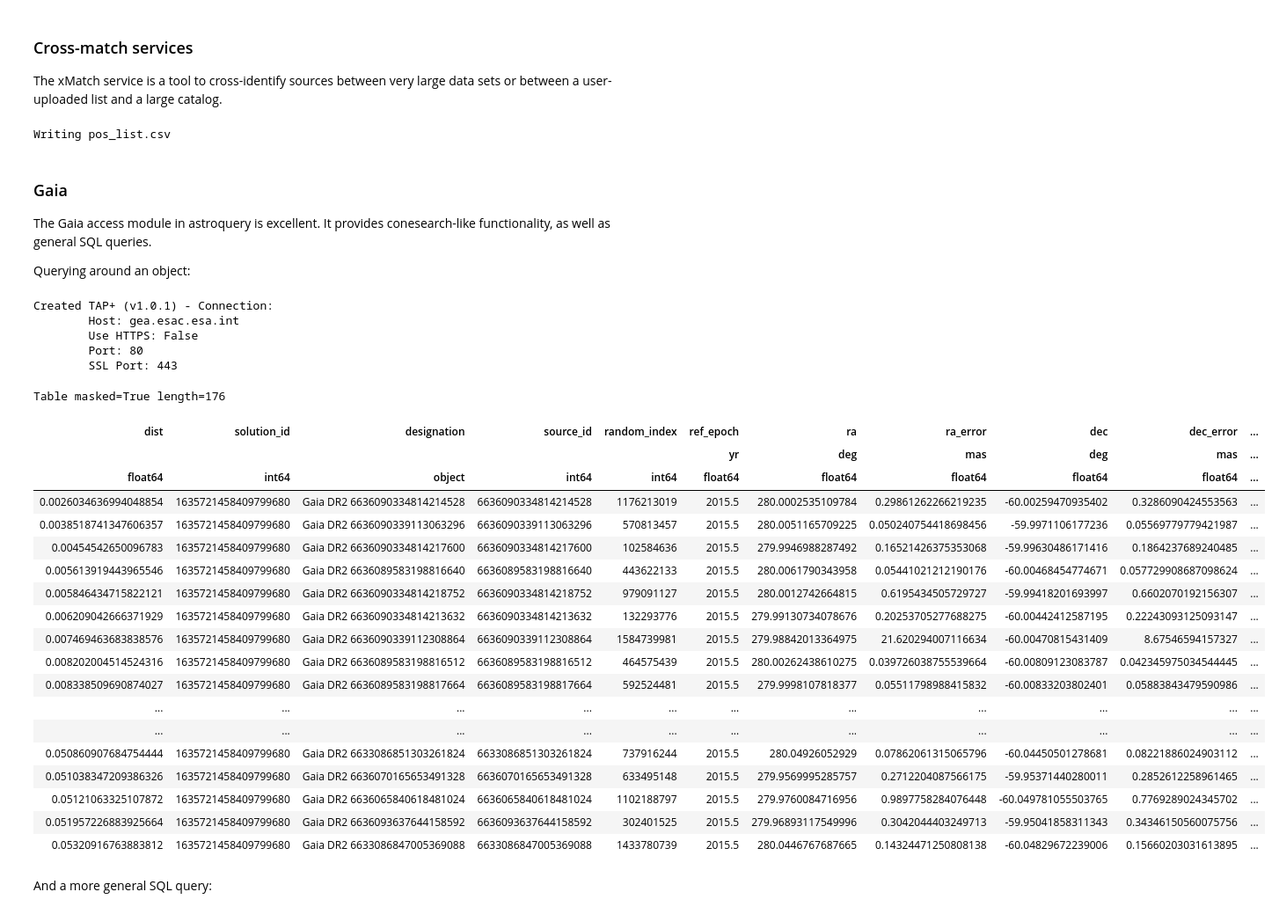
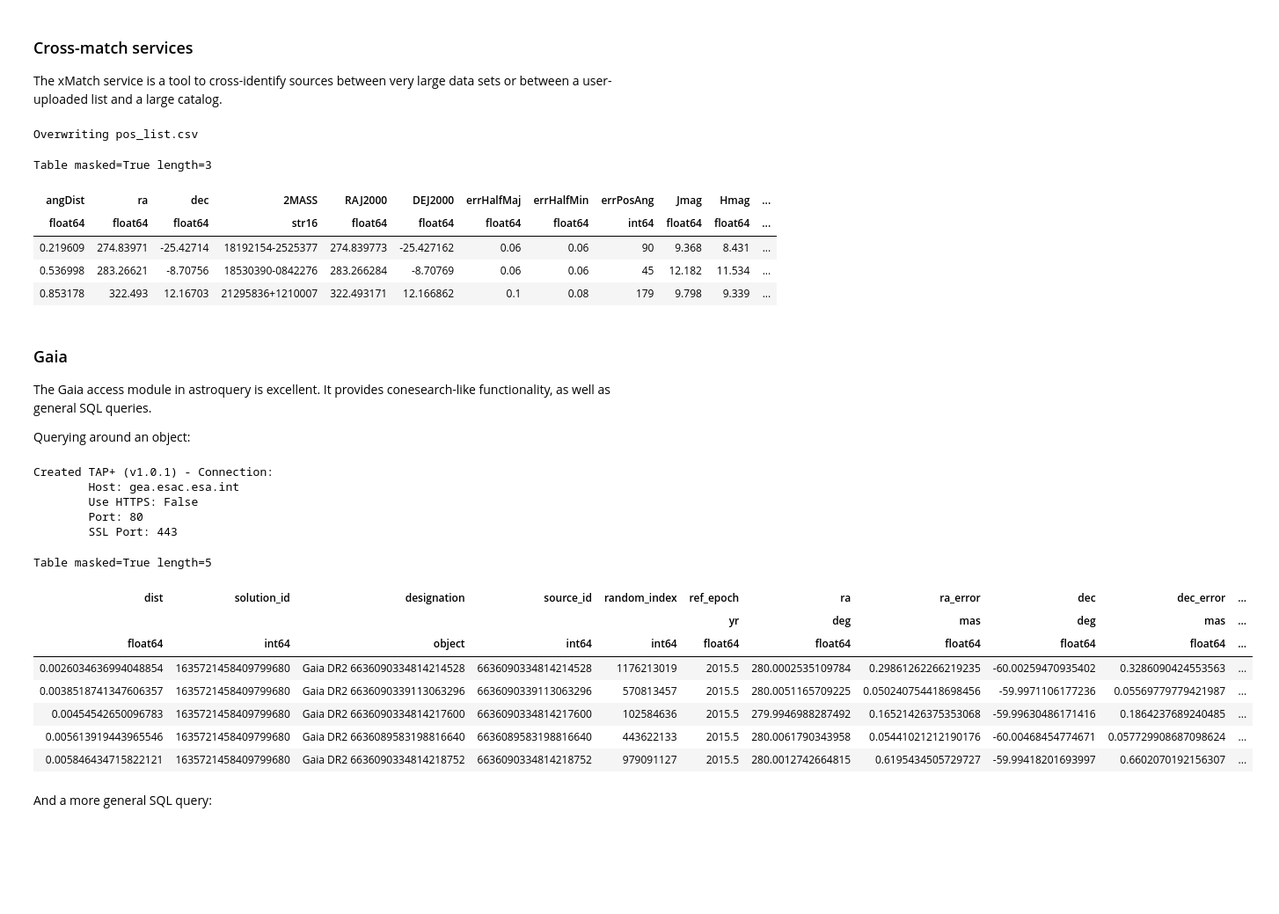
Before and after one commit to connolly/A302_2019, a Jupyter notebook: lectures/lecture-10-remote-queries/lecture-10-remote-queries.ipynb, the cells around one changed output. Shown at 88% size. Saved outputs shown, nothing was run; the diff lists cells and outputs as text; code cells hidden in the pictures; blank space fills up the shorter version.

Commit message:
update astroquery

```diff
--- a/lectures/lecture-10-remote-queries/lecture-10-remote-queries.ipynb
+++ b/lectures/lecture-10-remote-queries/lecture-10-remote-queries.ipynb
@@ -626,16 +635,23 @@ ra,dec
 283.26621,-8.70756
 306.01575,33.86756
 322.493,12.16703
-
-from astropy import units as u
-from astroquery.xmatch import XMatch
-table = XMatch.query(cat1=open('pos_list.csv'),
-                     cat2='vizier:II/246/out',
-                     max_distance=5 * u.arcsec, colRA1='ra',
-                     colDec1='dec')
-table
 # %% [output]
-Writing pos_list.csv
+Overwriting pos_list.csv
+# %%
+from astropy import units as u
+from astroquery.xmatch import XMatch
+table = XMatch.query(cat1=open('pos_list.csv'),
+                     cat2='vizier:II/246/out',
+                     max_distance=5 * u.arcsec, colRA1='ra',
+                     colDec1='dec')
+table[table['angDist']<1]
+# %% [output]
+Table masked=True length=3
+| angDist | ra | dec | 2MASS | RAJ2000 | DEJ2000 | errHalfMaj | errHalfMin | errPosAng | Jmag | Hmag | ... |
+| float64 | float64 | float64 | str16 | float64 | float64 | float64 | float64 | int64 | float64 | float64 | ... |
+| 0.219609 | 274.83971 | -25.42714 | 18192154-2525377 | 274.839773 | -25.427162 | 0.06 | 0.06 | 90 | 9.368 | 8.431 | ... |
+| 0.536998 | 283.26621 | -8.70756 | 18530390-0842276 | 283.266284 | -8.70769 | 0.06 | 0.06 | 45 | 12.182 | 11.534 | ... |
+| 0.853178 | 322.493 | 12.16703 | 21295836+1210007 | 322.493171 | 12.166862 | 0.1 | 0.08 | 179 | 9.798 | 9.339 | ... |
 # %% [markdown]
 ### Gaia
 
@@ -645,34 +661,23 @@ Querying around an object:
 # %%
 from astroquery.gaia import Gaia
 coord = SkyCoord(ra=280*u.degree, dec=-60*u.degree, frame='icrs')
 r = Gaia.query_object(coordinate=coord, width=0.1* u.deg, height=0.1* u.deg)
-r
+r[:5]
 # %% [output]
 Created TAP+ (v1.0.1) - Connection:
         Host: gea.esac.esa.int
         Use HTTPS: False
         Port: 80
         SSL Port: 443
-Table masked=True length=176
+Table masked=True length=5
 | dist | solution_id | designation | source_id | random_index | ref_epoch | ra | ra_error | dec | dec_error | ... |
 |  |  |  |  |  | yr | deg | mas | deg | mas | ... |
 | float64 | int64 | object | int64 | int64 | float64 | float64 | float64 | float64 | float64 | ... |
 | 0.0026034636994048854 | 1635721458409799680 | Gaia DR2 6636090334814214528 | 6636090334814214528 | 1176213019 | 2015.5 | 280.0002535109784 | 0.29861262266219235 | -60.00259470935402 | 0.3286090424553563 | ... |
 | 0.0038518741347606357 | 1635721458409799680 | Gaia DR2 6636090339113063296 | 6636090339113063296 | 570813457 | 2015.5 | 280.0051165709225 | 0.050240754418698456 | -59.9971106177236 | 0.05569779779421987 | ... |
 | 0.00454542650096783 | 1635721458409799680 | Gaia DR2 6636090334814217600 | 6636090334814217600 | 102584636 | 2015.5 | 279.9946988287492 | 0.16521426375353068 | -59.99630486171416 | 0.1864237689240485 | ... |
 | 0.005613919443965546 | 1635721458409799680 | Gaia DR2 6636089583198816640 | 6636089583198816640 | 443622133 | 2015.5 | 280.0061790343958 | 0.05441021212190176 | -60.00468454774671 | 0.057729908687098624 | ... |
 | 0.005846434715822121 | 1635721458409799680 | Gaia DR2 6636090334814218752 | 6636090334814218752 | 979091127 | 2015.5 | 280.0012742664815 | 0.6195434505729727 | -59.99418201693997 | 0.6602070192156307 | ... |
-| 0.006209042666371929 | 1635721458409799680 | Gaia DR2 6636090334814213632 | 6636090334814213632 | 132293776 | 2015.5 | 279.99130734078676 | 0.20253705277688275 | -60.00442412587195 | 0.22243093125093147 | ... |
-| 0.007469463683838576 | 1635721458409799680 | Gaia DR2 6636090339112308864 | 6636090339112308864 | 1584739981 | 2015.5 | 279.98842013364975 | 21.620294007116634 | -60.00470815431409 | 8.67546594157327 | ... |
-| 0.008202004514524316 | 1635721458409799680 | Gaia DR2 6636089583198816512 | 6636089583198816512 | 464575439 | 2015.5 | 280.00262438610275 | 0.039726038755539664 | -60.00809123083787 | 0.042345975034544445 | ... |
-| 0.008338509690874027 | 1635721458409799680 | Gaia DR2 6636089583198817664 | 6636089583198817664 | 592524481 | 2015.5 | 279.9998107818377 | 0.05511798988415832 | -60.00833203802401 | 0.05883843479590986 | ... |
-| ... | ... | ... | ... | ... | ... | ... | ... | ... | ... | ... |
-| ... | ... | ... | ... | ... | ... | ... | ... | ... | ... | ... |
-| 0.050860907684754444 | 1635721458409799680 | Gaia DR2 6633086851303261824 | 6633086851303261824 | 737916244 | 2015.5 | 280.04926052929 | 0.07862061315065796 | -60.04450501278681 | 0.08221886024903112 | ... |
-| 0.051038347209386326 | 1635721458409799680 | Gaia DR2 6636070165653491328 | 6636070165653491328 | 633495148 | 2015.5 | 279.9569995285757 | 0.2712204087566175 | -59.95371440280011 | 0.2852612258961465 | ... |
-| 0.05121063325107872 | 1635721458409799680 | Gaia DR2 6636065840618481024 | 6636065840618481024 | 1102188797 | 2015.5 | 279.9760084716956 | 0.9897758284076448 | -60.049781055503765 | 0.7769289024345702 | ... |
-| 0.051957226883925664 | 1635721458409799680 | Gaia DR2 6636093637644158592 | 6636093637644158592 | 302401525 | 2015.5 | 279.96893117549996 | 0.3042044403249713 | -59.95041858311343 | 0.34346150560075756 | ... |
-| 0.05320916763883812 | 1635721458409799680 | Gaia DR2 6633086847005369088 | 6633086847005369088 | 1433780739 | 2015.5 | 280.0446767687665 | 0.14324471250808138 | -60.04829672239006 | 0.15660203031613895 | ... |
 # %% [markdown]
 And a more general SQL query:
 # %%
```
Also changed, not shown: parts of 20 cells of this notebook, 1 other file.
